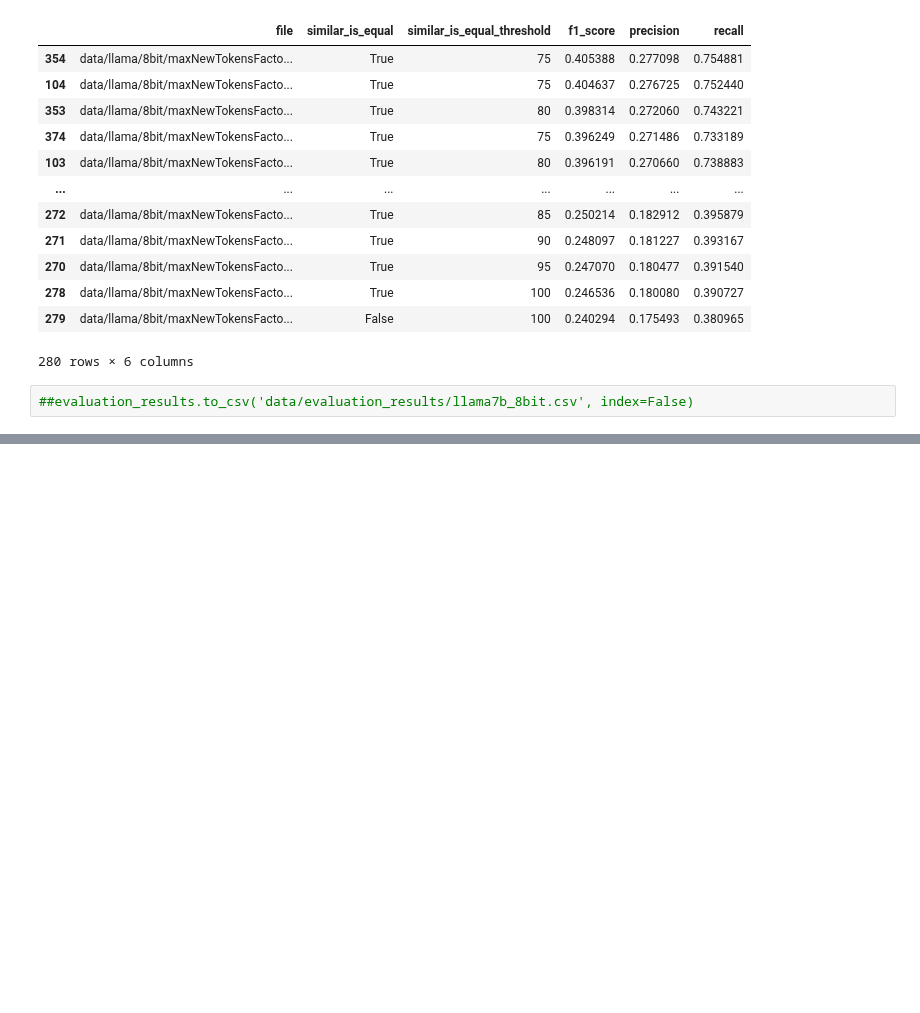
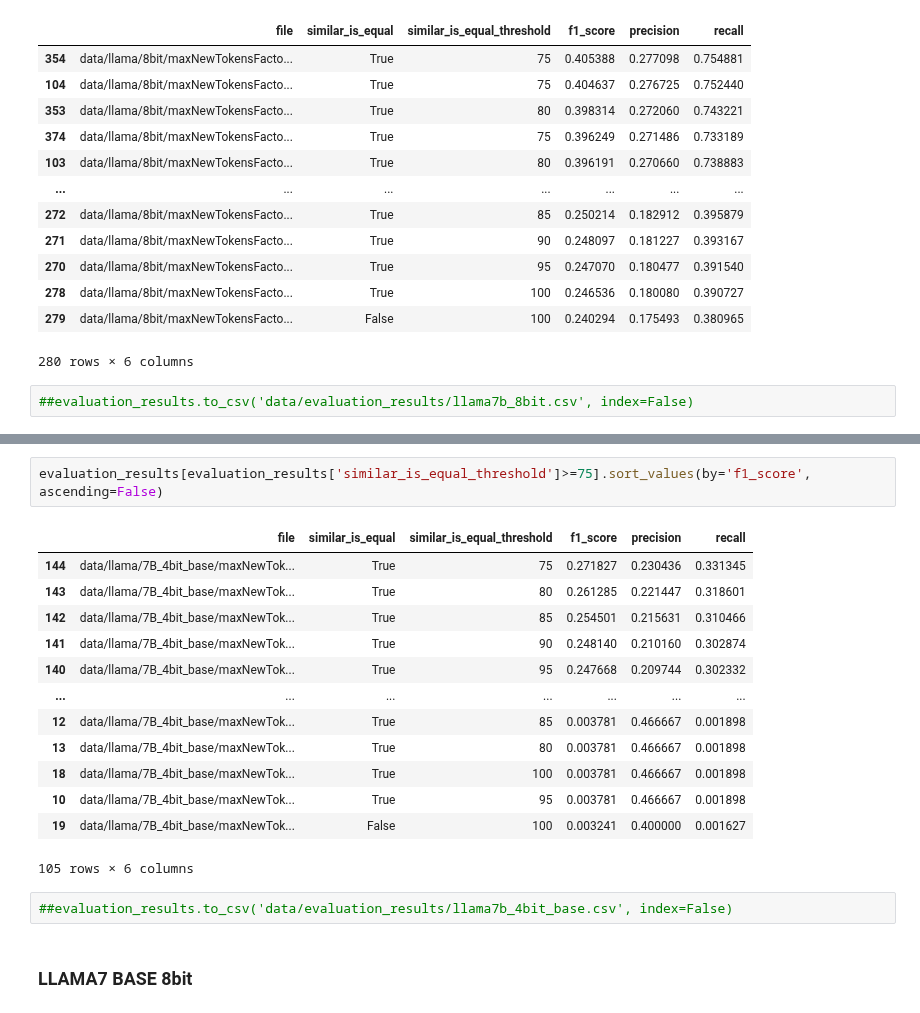
Before and after one commit to ferrazzipietro/mistral_finetuning, a Jupyter notebook: evaluation.ipynb, the cells around one changed output, grey strips where cells are left out. Saved outputs shown, nothing was run; the diff lists cells and outputs as text; blank space fills up the shorter version.

```diff
--- a/evaluation.ipynb
+++ b/evaluation.ipynb
@@ -399,0 +493,20 @@ evaluation_results[evaluation_results['similar_is_equal_threshold']>=75].sort_va
+# %%
+evaluation_results[evaluation_results['similar_is_equal_threshold']>=75].sort_values(by='f1_score', ascending=False)
+# %% [output]
+|  | file | similar_is_equal | similar_is_equal_threshold | f1_score | precision | recall |
+| 144 | data/llama/7B_4bit_base/maxNewTok... | True | 75 | 0.271827 | 0.230436 | 0.331345 |
+| 143 | data/llama/7B_4bit_base/maxNewTok... | True | 80 | 0.261285 | 0.221447 | 0.318601 |
+| 142 | data/llama/7B_4bit_base/maxNewTok... | True | 85 | 0.254501 | 0.215631 | 0.310466 |
+| 141 | data/llama/7B_4bit_base/maxNewTok... | True | 90 | 0.248140 | 0.210160 | 0.302874 |
+| 140 | data/llama/7B_4bit_base/maxNewTok... | True | 95 | 0.247668 | 0.209744 | 0.302332 |
+| ... | ... | ... | ... | ... | ... | ... |
+| 12 | data/llama/7B_4bit_base/maxNewTok... | True | 85 | 0.003781 | 0.466667 | 0.001898 |
+| 13 | data/llama/7B_4bit_base/maxNewTok... | True | 80 | 0.003781 | 0.466667 | 0.001898 |
+| 18 | data/llama/7B_4bit_base/maxNewTok... | True | 100 | 0.003781 | 0.466667 | 0.001898 |
+| 10 | data/llama/7B_4bit_base/maxNewTok... | True | 95 | 0.003781 | 0.466667 | 0.001898 |
+| 19 | data/llama/7B_4bit_base/maxNewTok... | False | 100 | 0.003241 | 0.400000 | 0.001627 |
+105 rows × 6 columns
+# %%
+##evaluation_results.to_csv('data/evaluation_results/llama7b_4bit_base.csv', index=False)
+# %% [markdown]
+### LLAMA7 BASE 8bit
```
Also changed, not shown: parts of 14 cells of this notebook, 42 other files.
